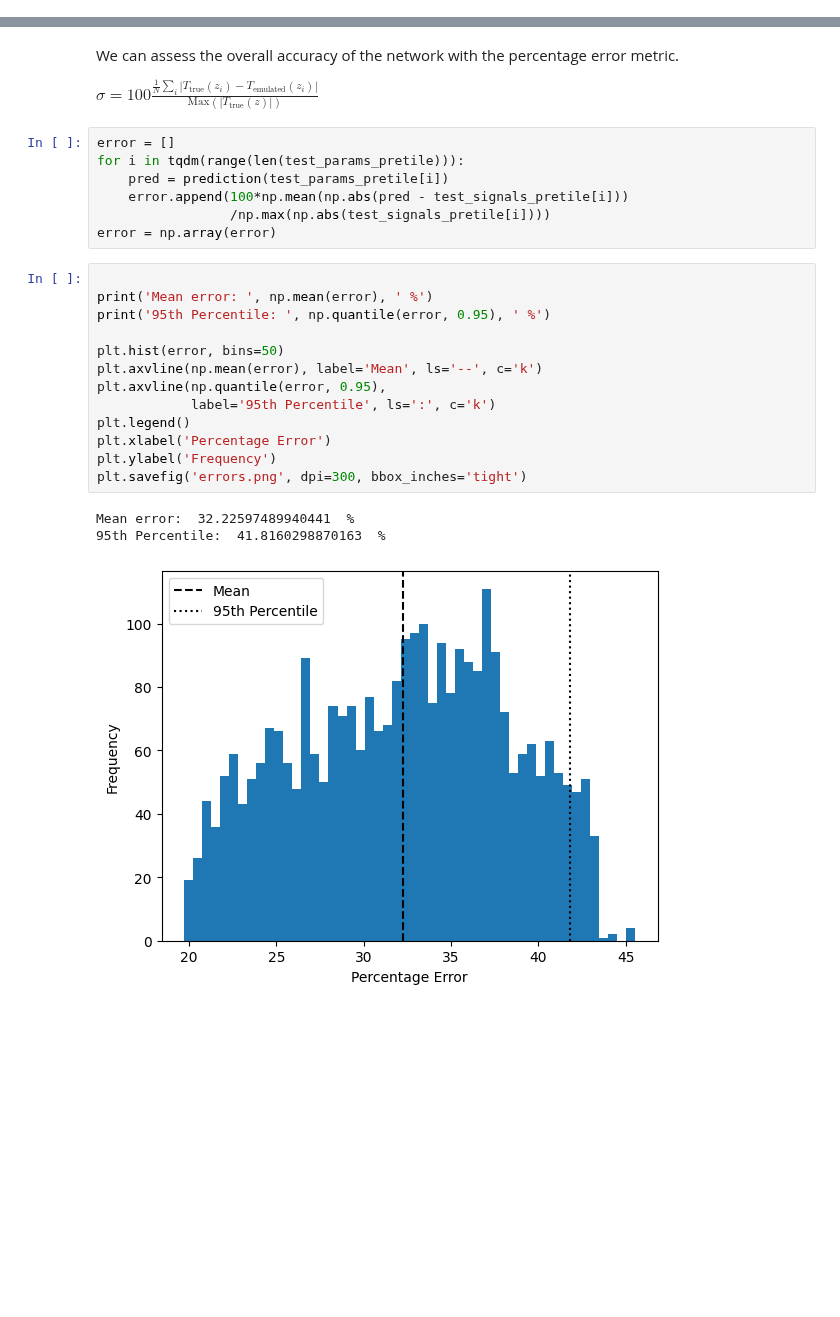
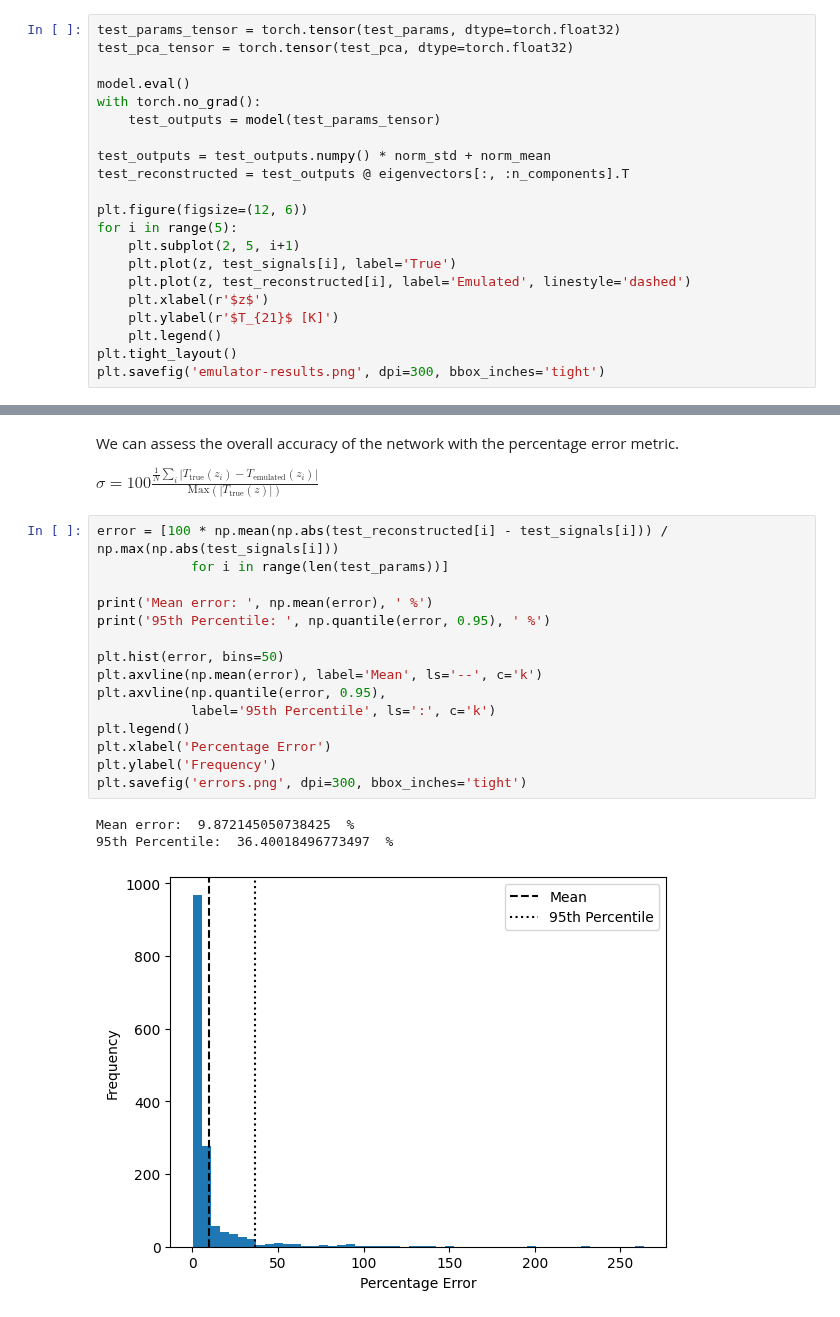
Before and after one commit to htjb/Talks, a Jupyter notebook: Lectures/2024_mphil-data-intensive/mphil-lecture-examples/21-cm-emulator/toy-example.ipynb, the cells around one changed output, grey strips where cells are left out. Saved outputs shown, nothing was run; the diff lists cells and outputs as text; blank space fills up the shorter version.

Commit message:
updating 21-cm emulator example with pytorch and pcs

```diff
--- a/Lectures/2024_mphil-data-intensive/mphil-lecture-examples/21-cm-emulator/toy-example.ipynb
+++ b/Lectures/2024_mphil-data-intensive/mphil-lecture-examples/21-cm-emulator/toy-example.ipynb
@@ -179,0 +169,21 @@ plt.savefig('gaussian-prediction-example.png', dpi=300, bbox_inches='tight')
+# %%
+test_params_tensor = torch.tensor(test_params, dtype=torch.float32)
+test_pca_tensor = torch.tensor(test_pca, dtype=torch.float32)
+
+model.eval()
+with torch.no_grad():
+    test_outputs = model(test_params_tensor)
+
+test_outputs = test_outputs.numpy() * norm_std + norm_mean
+test_reconstructed = test_outputs @ eigenvectors[:, :n_components].T
+
+plt.figure(figsize=(12, 6))
+for i in range(5):
+    plt.subplot(2, 5, i+1)
+    plt.plot(z, test_signals[i], label='True')
+    plt.plot(z, test_reconstructed[i], label='Emulated', linestyle='dashed')
+    plt.xlabel(r'$z$')
+    plt.ylabel(r'$T_{21}$ [K]')
+    plt.legend()
+plt.tight_layout()
+plt.savefig('emulator-results.png', dpi=300, bbox_inches='tight')
@@ -181,27 +193,22 @@ plt.savefig('gaussian-prediction-example.png', dpi=300, bbox_inches='tight')
 We can assess the overall accuracy of the network with the percentage error metric.
 
 $\sigma = 100 \frac{\frac{1}{N}\sum_i |T_{\text{true}}(z_i) - T_{\text{emulated}}(z_i)|}{\mathrm{Max}(|T_{\text{true}}(z)|)}$
-# %%
-error = []
-for i in tqdm(range(len(test_params_pretile))):
-    pred = prediction(test_params_pretile[i])
-    error.append(100*np.mean(np.abs(pred - test_signals_pretile[i]))
-                 /np.max(np.abs(test_signals_pretile[i])))
-error = np.array(error)
 # %%
+error = [100 * np.mean(np.abs(test_reconstructed[i] - test_signals[i])) / np.max(np.abs(test_signals[i]))
+            for i in range(len(test_params))]
 
 print('Mean error: ', np.mean(error), ' %')
 print('95th Percentile: ', np.quantile(error, 0.95), ' %')
 
 plt.hist(error, bins=50)
 plt.axvline(np.mean(error), label='Mean', ls='--', c='k')
 plt.axvline(np.quantile(error, 0.95),
             label='95th Percentile', ls=':', c='k')
 plt.legend()
 plt.xlabel('Percentage Error')
 plt.ylabel('Frequency')
 plt.savefig('errors.png', dpi=300, bbox_inches='tight')
 # %% [output]
-Mean error:  32.22597489940441  %
-95th Percentile:  41.8160298870163  %
+Mean error:  9.872145050738425  %
+95th Percentile:  36.40018496773497  %
-[figure, old version]
+[figure, new version]
```
Also changed, not shown: parts of 10 cells of this notebook, 6 other files.
